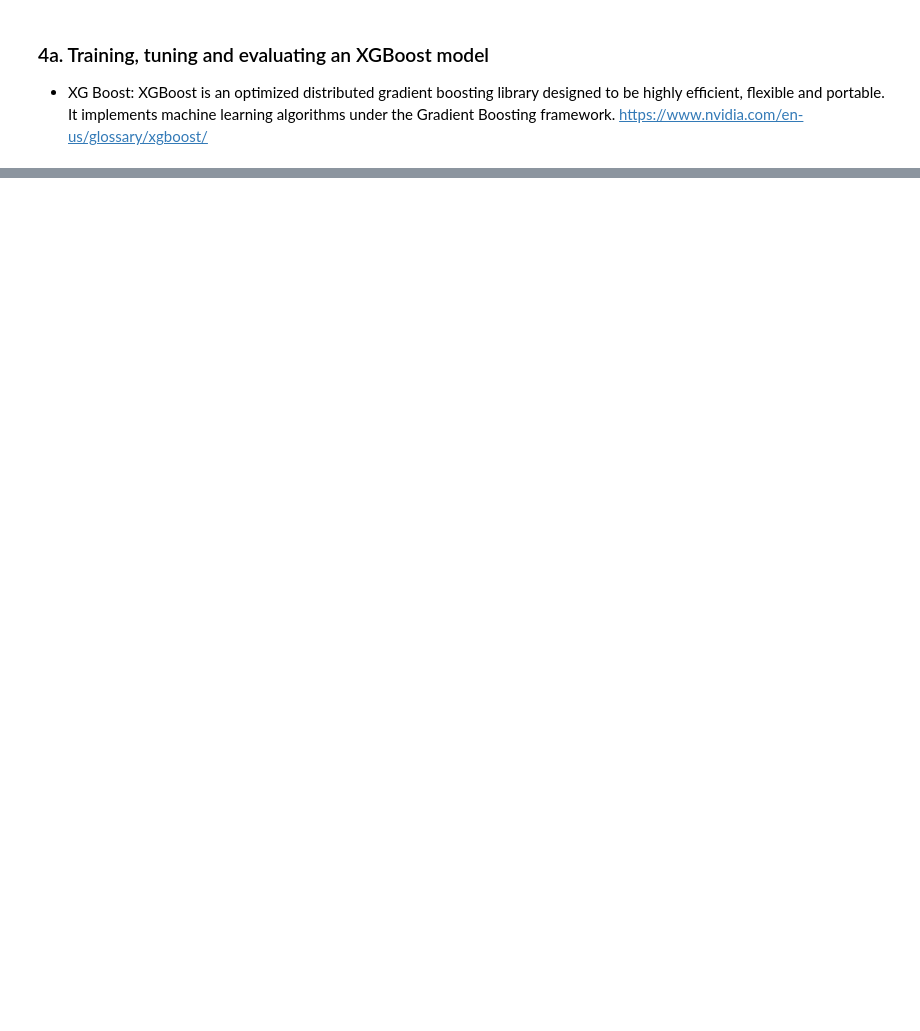
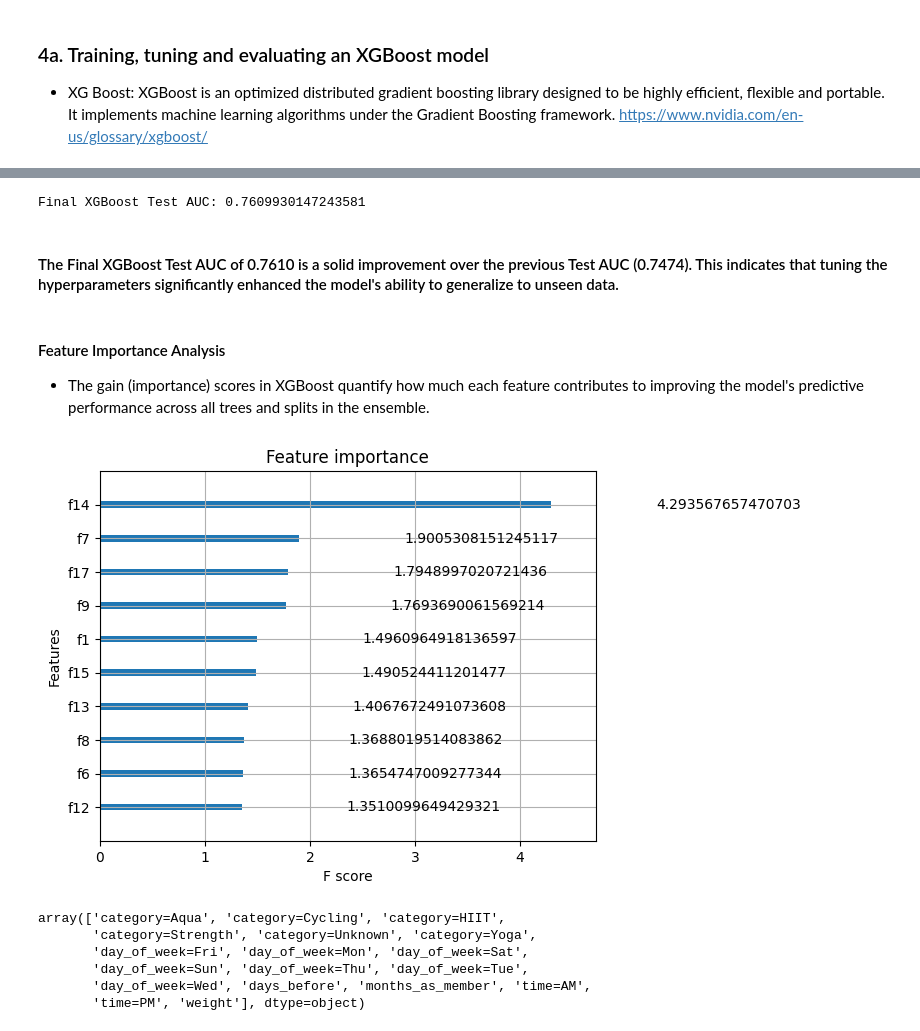
Before and after one commit to bankymondial/Predicting-Gym-Class-Attendance, a Jupyter notebook: Other Models.ipynb, the cells around one changed output, grey strips where cells are left out. Drawn from its saved outputs; the diff is of its cells as text; code cells hidden in the pictures; blank space fills up the shorter version.

Commit message:
Completed training models

```diff
--- a/Other Models.ipynb
+++ b/Other Models.ipynb
@@ -147,0 +62,7 @@ print("Cross-Validation AUC:", np.mean(cv_scores), "+-", np.std(cv_scores))
+# %%
+val_dicts = df_val[categorical + numerical].to_dict(orient='records')
+X_val = dv.transform(val_dicts)
+
+y_pred = model.predict_proba(X_val)[:, 1]
+attendance_decision = (y_pred >= 0.5)
+(y_val == attendance_decision).mean()
@@ -229,0 +226,27 @@ print("Weighted Ensemble Test AUC:", test_auc)
+# %%
+# Combining training and validation sets
+dtrain_full = xgb.DMatrix(
+    data=np.vstack([X_train, X_val]),
+    label=np.hstack([y_train, y_val])
+)
+# %%
+# Updating parameters with the best ones
+final_xgb_params = {
+    "objective": "binary:logistic",
+    "eval_metric": "auc",
+    "max_depth": 5,
+    "eta": 0.1,
+    "subsample": 0.7,
+    "colsample_bytree": 0.8,
+    "random_state": 1,
+}
+# %%
+# Train on the combined dataset
+final_model = xgb.train(
+    params=final_xgb_params,
+    dtrain=dtrain_full,
+    num_boost_round=100,
+    evals=[(dtrain_full, "train")],
+    early_stopping_rounds=10,
+    verbose_eval=10,
+)
@@ -229,0 +265,30 @@ print("Weighted Ensemble Test AUC:", test_auc)
+# %%
+# Test predictions
+y_pred = final_model.predict(dtest)
+
+# Calculate AUC
+test_auc = roc_auc_score(y_test, y_pred)
+print("Final XGBoost Test AUC:", test_auc)
+# %% [output]
+Final XGBoost Test AUC: 0.7609930147243581
+# %% [markdown]
+#### The Final XGBoost Test AUC of 0.7610 is a solid improvement over the previous Test AUC (0.7474). This indicates that tuning the hyperparameters significantly enhanced the model's ability to generalize to unseen data.
+# %% [markdown]
+#### Feature Importance Analysis
+- The gain (importance) scores in XGBoost quantify how much each feature contributes to improving the model's predictive performance across all trees and splits in the ensemble.
+# %%
+import matplotlib.pyplot as plt
+xgb.plot_importance(final_model, max_num_features=10, importance_type="gain")
+plt.show()
+# %% [output]
+[figure, added]
+# %%
+feature_names = dv.get_feature_names_out()
+feature_names
+# %% [output]
+array(['category=Aqua', 'category=Cycling', 'category=HIIT',
+       'category=Strength', 'category=Unknown', 'category=Yoga',
+       'day_of_week=Fri', 'day_of_week=Mon', 'day_of_week=Sat',
+       'day_of_week=Sun', 'day_of_week=Thu', 'day_of_week=Tue',
+       'day_of_week=Wed', 'days_before', 'months_as_member', 'time=AM',
+       'time=PM', 'weight'], dtype=object)
```
Also changed, not shown: parts of 63 cells of this notebook, 1 other file.
